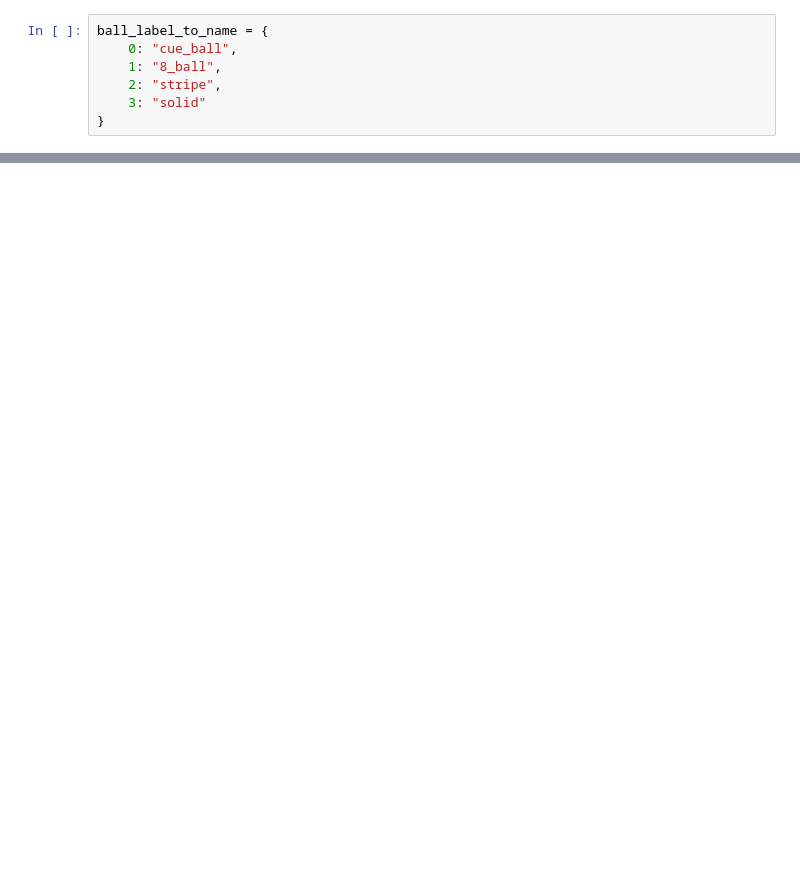
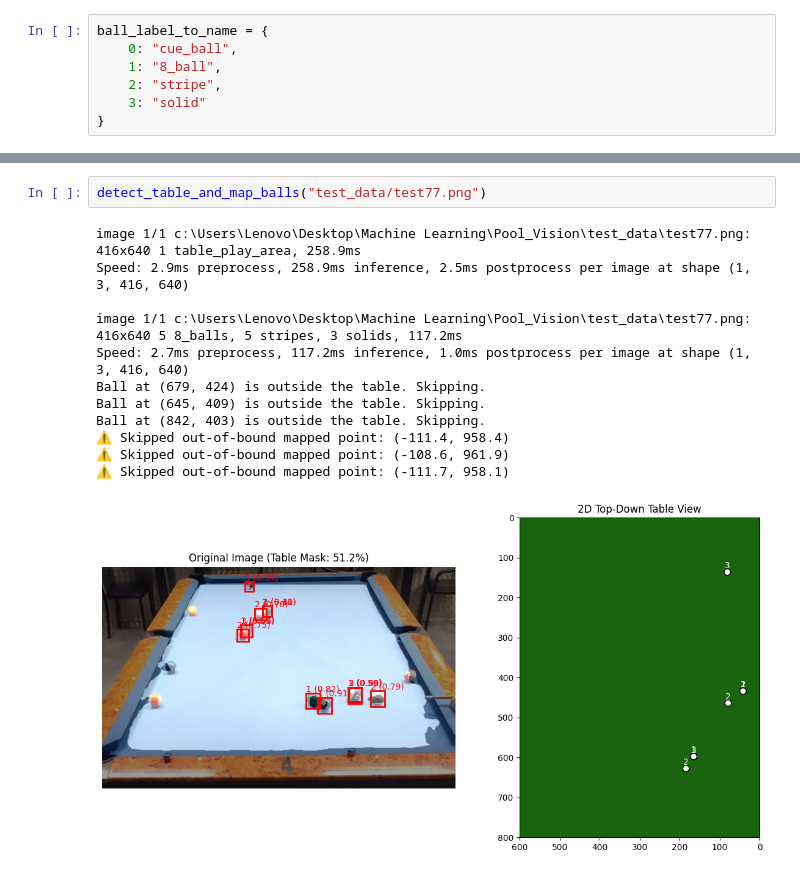
Before and after one commit to MartinLauff/Billiard-Game-Mapping, a Jupyter notebook: mapping.ipynb, the cells around one changed output, grey strips where cells are left out. Saved outputs shown, nothing was run; the diff lists cells and outputs as text; blank space fills up the shorter version.

```diff
--- a/mapping.ipynb
+++ b/mapping.ipynb
@@ -223,0 +304,15 @@ Speed: 3.9ms preprocess, 216.7ms inference, 1.5ms postprocess per image at shape
+# %%
+detect_table_and_map_balls("test_data/test77.png")
+# %% [output]
+image 1/1 c:\Users\Lenovo\Desktop\Machine Learning\Pool_Vision\test_data\test77.png: 416x640 1 table_play_area, 258.9ms
+Speed: 2.9ms preprocess, 258.9ms inference, 2.5ms postprocess per image at shape (1, 3, 416, 640)
+
+image 1/1 c:\Users\Lenovo\Desktop\Machine Learning\Pool_Vision\test_data\test77.png: 416x640 5 8_balls, 5 stripes, 3 solids, 117.2ms
+Speed: 2.7ms preprocess, 117.2ms inference, 1.0ms postprocess per image at shape (1, 3, 416, 640)
+Ball at (679, 424) is outside the table. Skipping.
+Ball at (645, 409) is outside the table. Skipping.
+Ball at (842, 403) is outside the table. Skipping.
+⚠️ Skipped out-of-bound mapped point: (-111.4, 958.4)
+⚠️ Skipped out-of-bound mapped point: (-108.6, 961.9)
+⚠️ Skipped out-of-bound mapped point: (-111.7, 958.1)
+[figure, added]
```
Also changed, not shown: parts of 12 cells of this notebook, 2 other files.
